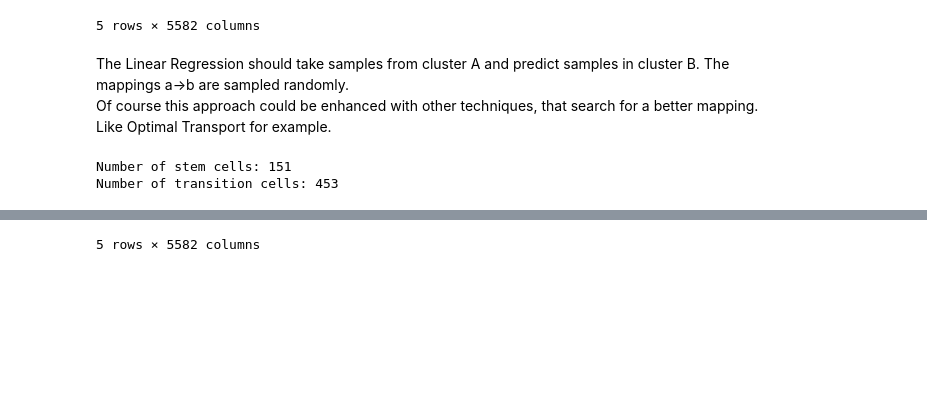
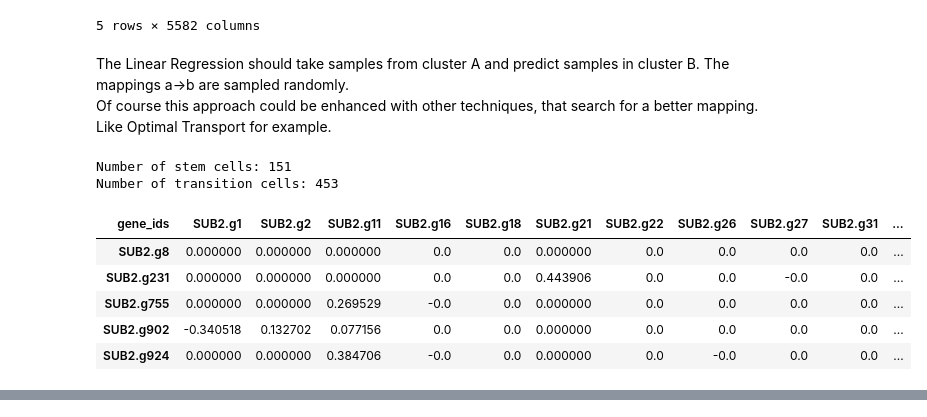
Before and after one commit to DavidWild02/BachelorThesis-ML-Gene-Interactions, a Jupyter notebook: GRNbetweenCellTypes.ipynb, the cells around one changed output, grey strips where cells are left out. Cells and saved outputs as stored; diff of their text form; code cells hidden in the pictures; blank space fills up the shorter version.

```diff
--- a/GRNbetweenCellTypes.ipynb
+++ b/GRNbetweenCellTypes.ipynb
@@ -141,45 +119,20 @@ class MaskedLinearRegression(nn.Module):
 # %%
 from itertools import islice
+from MaskedRidgeRegressor import MaskedRidgeRegressor
 
-
-def train_masked_linear_regression(X: torch.Tensor, y: torch.Tensor, mask: torch.Tensor, epochs=1000, learning_rate=0.01, ridge_lambda=0.001) -> torch.Tensor:
-    input_dim = X.shape[1]
-    output_dim = y.shape[1]
-    assert (mask.shape == (input_dim, output_dim))
-
-    model = MaskedLinearRegression(mask)
-    model.train()
-
-    optimizer = torch.optim.Adam(model.parameters(), lr=learning_rate)
-    criterion = nn.MSELoss()
-
-    for epoch in range(epochs):
-        optimizer.zero_grad()
-        y_pred = model(X)
-
-        mse_loss = criterion(y_pred, y)
-        ridge_loss = ridge_lambda * model.get_parameter("weights").norm(2)
-        loss = mse_loss + ridge_loss
-        print(f"Epoch {epoch}, Train Loss: {loss.item():.4f}")
-
-        loss.backward()
-        optimizer.step()
-
-    return model.get_weight_matrix()
-
-
-
-def create_grn_for_cluster_to_cluster_association(samples_cluster_a: np.ndarray, samples_cluster_b: np.ndarray, mask_grn: torch.Tensor, num_samples=1000):
+def create_grn_for_cluster_to_cluster_association(samples_cluster_a: np.ndarray, samples_cluster_b: np.ndarray, mask_grn: np.ndarray, num_samples=1000):
     sampler = RandomMappingSampler(samples_cluster_a, samples_cluster_b)
     sample_indices = list(islice(iter(sampler), num_samples))
     sample_indices_a = list(map(lambda x: x[0], sample_indices))
     sample_indices_b = list(map(lambda x: x[1], sample_indices))
 
-    X = torch.Tensor(samples_cluster_a[sample_indices_a])
-    y = torch.Tensor(samples_cluster_b[sample_indices_b])
+    X = samples_cluster_a[sample_indices_a]
+    y = samples_cluster_b[sample_indices_b]
 
-    W = train_masked_linear_regression(X, y, mask_grn)
-    return W
+    model = MaskedRidgeRegressor(mask_grn)
+    model.fit(X, y)
+
+    return model.W_
 # %%
 stem_cells_cluster_id = '7'
 transition_cells_cluster_id = '0'
@@ -203,10 +156,16 @@ Number of stem cells: 151
 Number of transition cells: 453
 # %%
 
-grn_mask = torch.Tensor(df_grn.values)
+grn_mask = df_grn.values
 stem_cells_cluster = df_stem_cells[df_grn.index].values
 transition_cell_cluster = df_transition_cells[df_grn.columns].values
 weighted_grn = create_grn_for_cluster_to_cluster_association(stem_cells_cluster, transition_cell_cluster, grn_mask)
-df_weighted_grn = pd.DataFrame(weighted_grn.detach(), index=df_grn.index, columns=df_grn.columns)
+df_weighted_grn = pd.DataFrame(weighted_grn, index=df_grn.index, columns=df_grn.columns)
 df_weighted_grn.head()
 # %% [output]
+| gene_ids | SUB2.g1 | SUB2.g2 | SUB2.g11 | SUB2.g16 | SUB2.g18 | SUB2.g21 | SUB2.g22 | SUB2.g26 | SUB2.g27 | SUB2.g31 | ... |
+| SUB2.g8 | 0.000000 | 0.000000 | 0.000000 | 0.0 | 0.0 | 0.000000 | 0.0 | 0.0 | 0.0 | 0.0 | ... |
+| SUB2.g231 | 0.000000 | 0.000000 | 0.000000 | 0.0 | 0.0 | 0.443906 | 0.0 | 0.0 | -0.0 | 0.0 | ... |
+| SUB2.g755 | 0.000000 | 0.000000 | 0.269529 | -0.0 | 0.0 | 0.000000 | 0.0 | 0.0 | 0.0 | 0.0 | ... |
+| SUB2.g902 | -0.340518 | 0.132702 | 0.077156 | 0.0 | 0.0 | 0.000000 | 0.0 | 0.0 | 0.0 | 0.0 | ... |
+| SUB2.g924 | 0.000000 | 0.000000 | 0.384706 | -0.0 | 0.0 | 0.000000 | 0.0 | -0.0 | 0.0 | 0.0 | ... |
@@ -236 +172,0 @@ Epoch 999, Train Loss: 0.2960
-5 rows × 5582 columns
```
Also changed, not shown: parts of 6 cells of this notebook, 1 other file.
